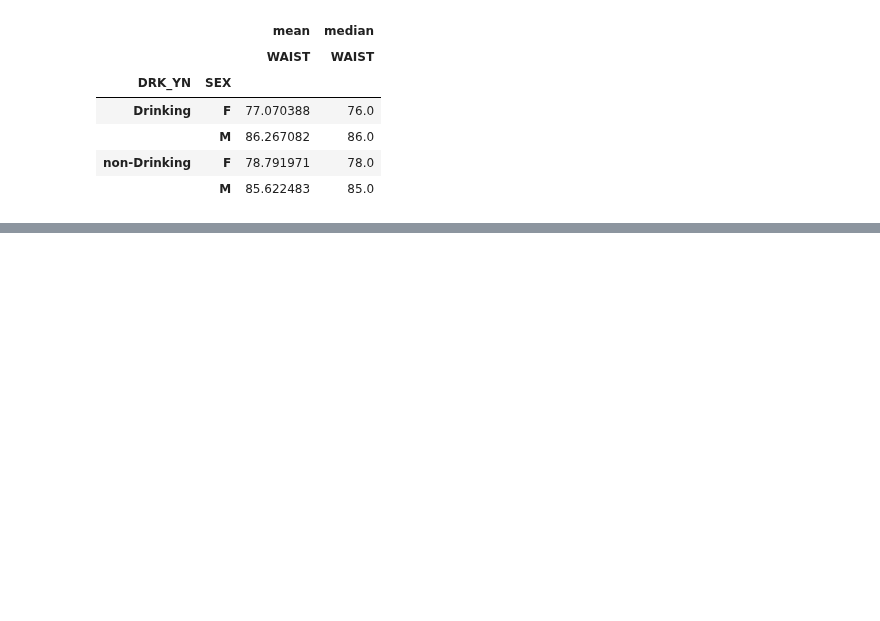
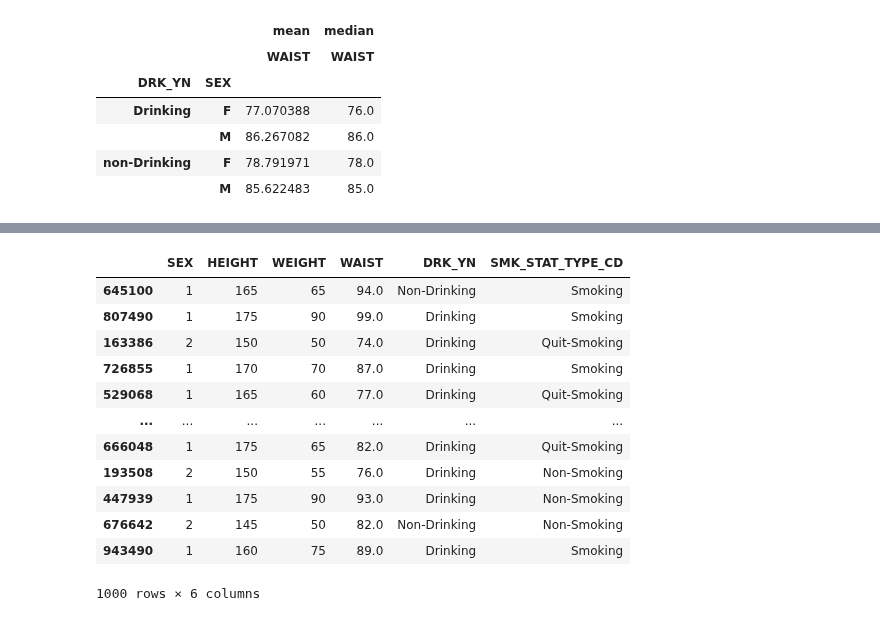
Before and after one commit to layla-focalors/AColab_Github_data_processing, a Jupyter notebook: HealthCare_Anayize.ipynb, the cells around one changed output, grey strips where cells are left out. Drawn from its saved outputs; the diff is of its cells as text; code cells hidden in the pictures; blank space fills up the shorter version.

```diff
--- a/HealthCare_Anayize.ipynb
+++ b/HealthCare_Anayize.ipynb
@@ -406,0 +465,3 @@ df.pivot_table(index=['DRK_YN', 'SEX'], aggfunc=['mean','median'], values='WAIST
+# %%
+data = df.sample(1000)
+data.shape
@@ -406,0 +470,3 @@ df.pivot_table(index=['DRK_YN', 'SEX'], aggfunc=['mean','median'], values='WAIST
+# %%
+df = data[['SEX', 'HEIGHT', 'WEIGHT', 'WAIST', 'DRK_YN', 'SMK_STAT_TYPE_CD']]
+df.shape
@@ -406,0 +489,26 @@ df.pivot_table(index=['DRK_YN', 'SEX'], aggfunc=['mean','median'], values='WAIST
+# %%
+df.loc[df['SEX'] == '1', ['SEX']] = 'M'
+df.loc[df['SEX'] == '2', ['SEX']] = 'F'
+df.loc[df['DRK_YN'] == 0, ['DRK_YN']] = 'Non-Drinking'
+df.loc[df['DRK_YN'] == 1, ['DRK_YN']] = 'Drinking'
+# %%
+# 흡연 상태 전처리
+df.loc[df['SMK_STAT_TYPE_CD'] == 1, ['SMK_STAT_TYPE_CD']] = 'Non-Smoking'
+df.loc[df['SMK_STAT_TYPE_CD'] == 2, ['SMK_STAT_TYPE_CD']] = 'Quit-Smoking'
+df.loc[df['SMK_STAT_TYPE_CD'] == 3, ['SMK_STAT_TYPE_CD']] = 'Smoking'
+# %%
+df
+# %% [output]
+|  | SEX | HEIGHT | WEIGHT | WAIST | DRK_YN | SMK_STAT_TYPE_CD |
+| 645100 | 1 | 165 | 65 | 94.0 | Non-Drinking | Smoking |
+| 807490 | 1 | 175 | 90 | 99.0 | Drinking | Smoking |
+| 163386 | 2 | 150 | 50 | 74.0 | Drinking | Quit-Smoking |
+| 726855 | 1 | 170 | 70 | 87.0 | Drinking | Smoking |
+| 529068 | 1 | 165 | 60 | 77.0 | Drinking | Quit-Smoking |
+| ... | ... | ... | ... | ... | ... | ... |
+| 666048 | 1 | 175 | 65 | 82.0 | Drinking | Quit-Smoking |
+| 193508 | 2 | 150 | 55 | 76.0 | Drinking | Non-Smoking |
+| 447939 | 1 | 175 | 90 | 93.0 | Drinking | Non-Smoking |
+| 676642 | 2 | 145 | 50 | 82.0 | Non-Drinking | Non-Smoking |
+| 943490 | 1 | 160 | 75 | 89.0 | Drinking | Smoking |
+1000 rows × 6 columns
```
Also changed, not shown: parts of 8 cells of this notebook.
